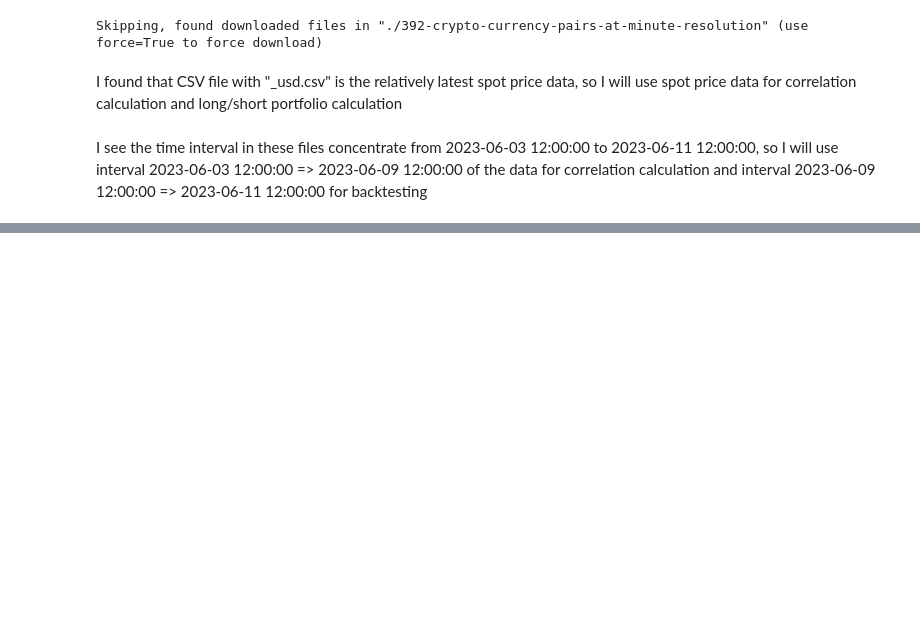
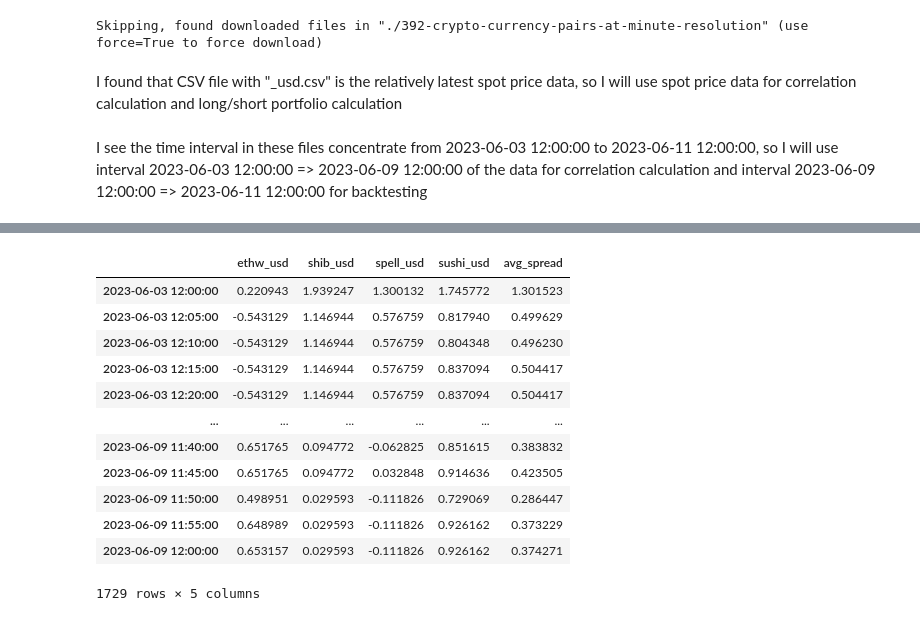
Before and after one commit to Hansen-chen/Crypto_Pairs-Trading-and-Event-Driven-Backtesting, a Jupyter notebook: crypto_strategy_and_backtest.ipynb, the cells around one changed output, grey strips where cells are left out. Drawn from its saved outputs; the diff is of its cells as text; code cells hidden in the pictures; blank space fills up the shorter version.

```diff
--- a/crypto_strategy_and_backtest.ipynb
+++ b/crypto_strategy_and_backtest.ipynb
@@ -99,0 +131,16 @@ spot_df_corr_test = spot_df[(spot_df.index >= start_time) & (spot_df.index <= en
+# %%
+all_spreads
+# %% [output]
+|  | ethw_usd | shib_usd | spell_usd | sushi_usd | avg_spread |
+| 2023-06-03 12:00:00 | 0.220943 | 1.939247 | 1.300132 | 1.745772 | 1.301523 |
+| 2023-06-03 12:05:00 | -0.543129 | 1.146944 | 0.576759 | 0.817940 | 0.499629 |
+| 2023-06-03 12:10:00 | -0.543129 | 1.146944 | 0.576759 | 0.804348 | 0.496230 |
+| 2023-06-03 12:15:00 | -0.543129 | 1.146944 | 0.576759 | 0.837094 | 0.504417 |
+| 2023-06-03 12:20:00 | -0.543129 | 1.146944 | 0.576759 | 0.837094 | 0.504417 |
+| ... | ... | ... | ... | ... | ... |
+| 2023-06-09 11:40:00 | 0.651765 | 0.094772 | -0.062825 | 0.851615 | 0.383832 |
+| 2023-06-09 11:45:00 | 0.651765 | 0.094772 | 0.032848 | 0.914636 | 0.423505 |
+| 2023-06-09 11:50:00 | 0.498951 | 0.029593 | -0.111826 | 0.729069 | 0.286447 |
+| 2023-06-09 11:55:00 | 0.648989 | 0.029593 | -0.111826 | 0.926162 | 0.373229 |
+| 2023-06-09 12:00:00 | 0.653157 | 0.029593 | -0.111826 | 0.926162 | 0.374271 |
+1729 rows × 5 columns
```
Also changed, not shown: parts of 7 cells of this notebook.
